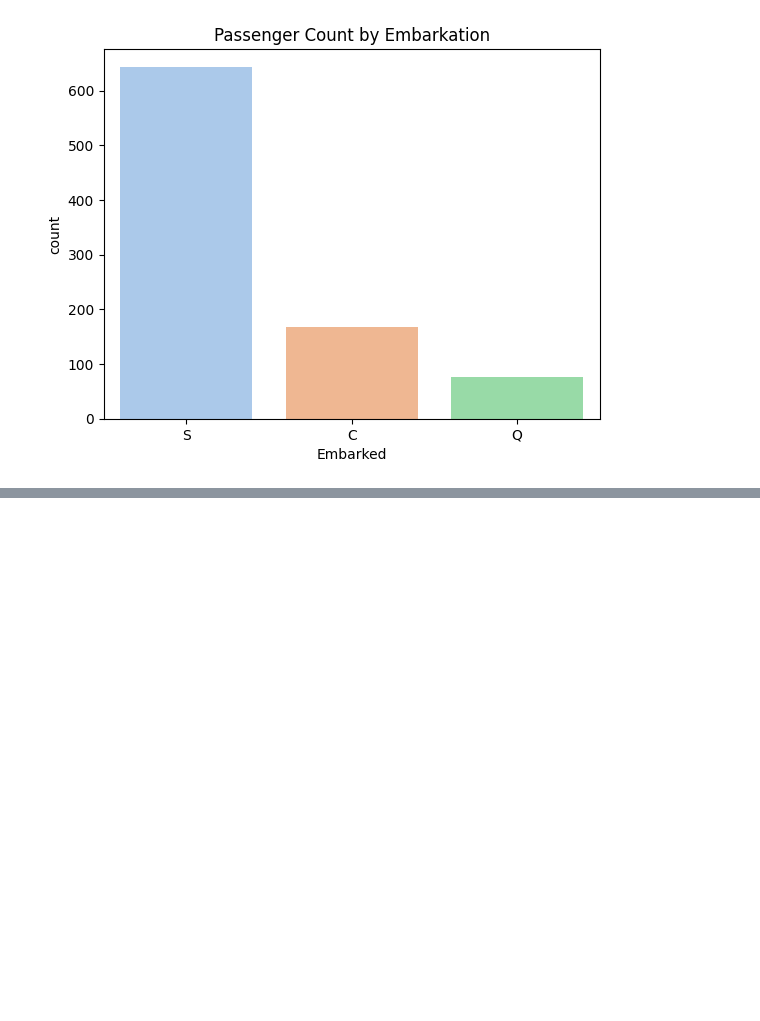
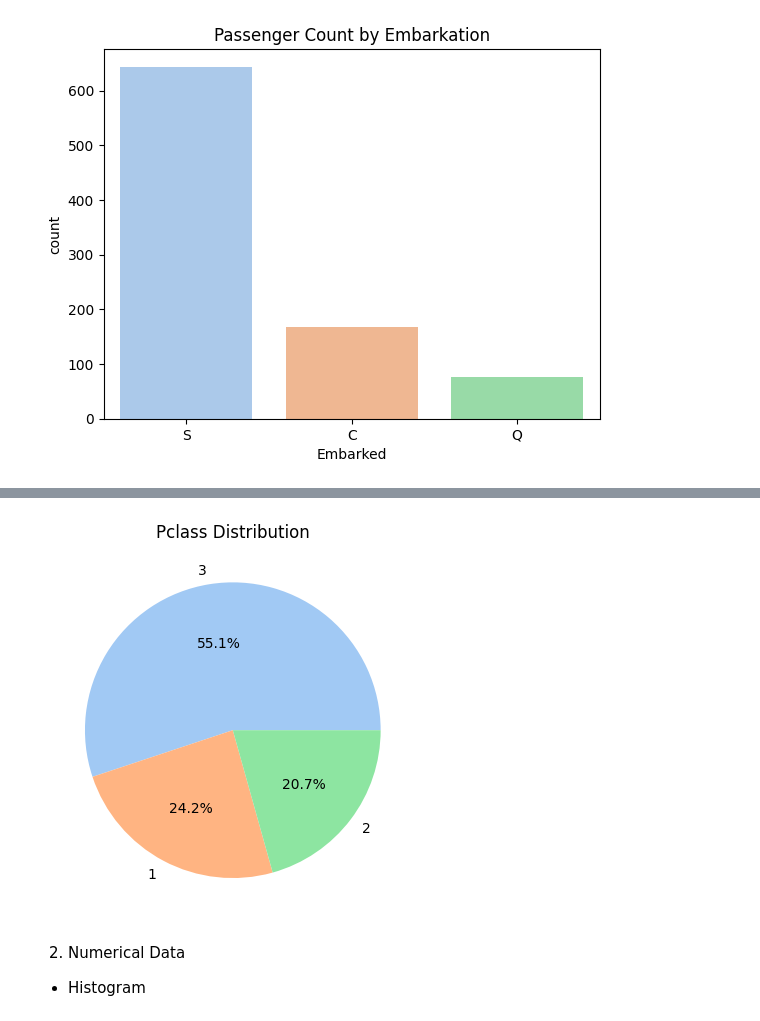
Before and after one commit to priyaasharmaads-a11y/Machine-Learning-Projects-Bundle, a Jupyter notebook: Machine_Learning_projects_Bundle.ipynb, the cells around one changed output, grey strips where cells are left out. Cells and saved outputs as stored; diff of their text form; code cells hidden in the pictures; blank space fills up the shorter version.

```diff
--- a/Machine_Learning_projects_Bundle.ipynb
+++ b/Machine_Learning_projects_Bundle.ipynb
@@ -43,0 +56,12 @@ plt.show()
+# %%
+pclass_counts = df['Pclass'].value_counts()
+plt.pie(pclass_counts, labels=pclass_counts.index, autopct='%1.1f%%', colors=sns.color_palette('pastel'))
+plt.title("Pclass Distribution")
+plt.show()
+# %% [output]
+[figure, added]
+# %% [markdown]
+2. Numerical Data
+
+
+*   Histogram
```
Also changed, not shown: parts of 3 cells of this notebook.
